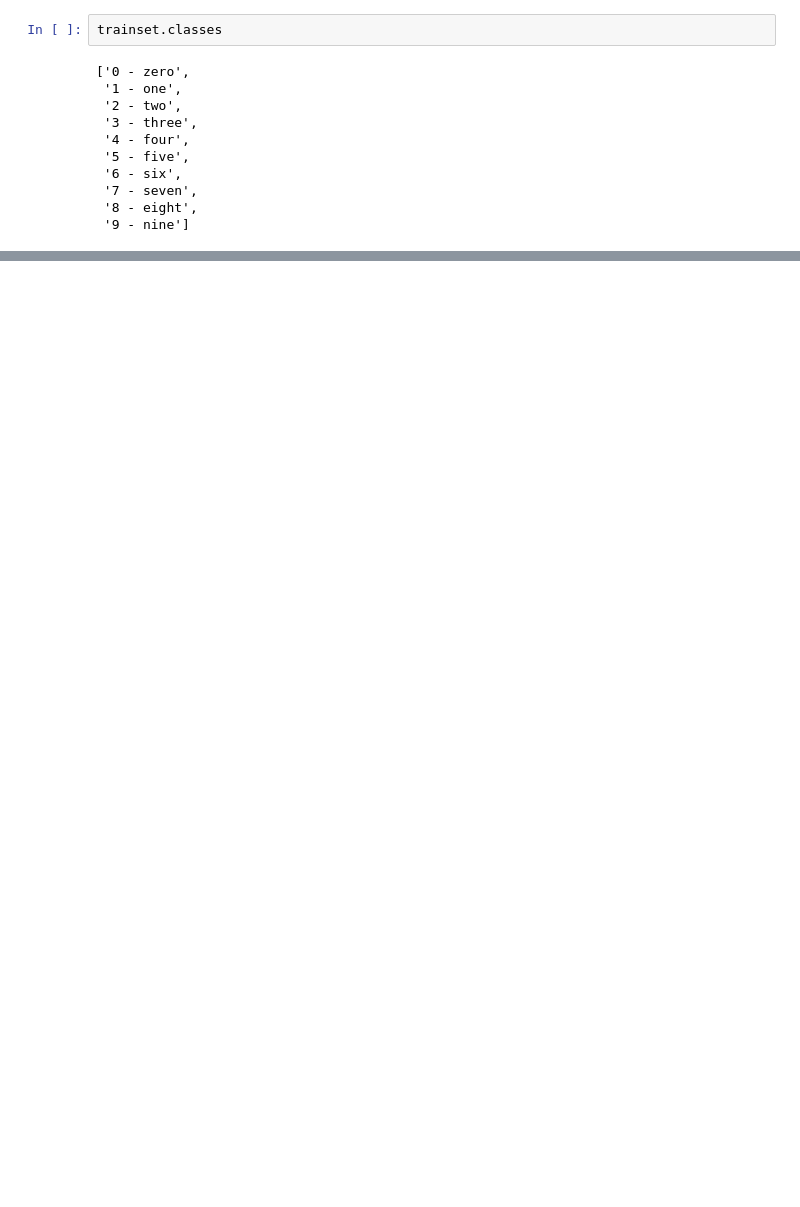
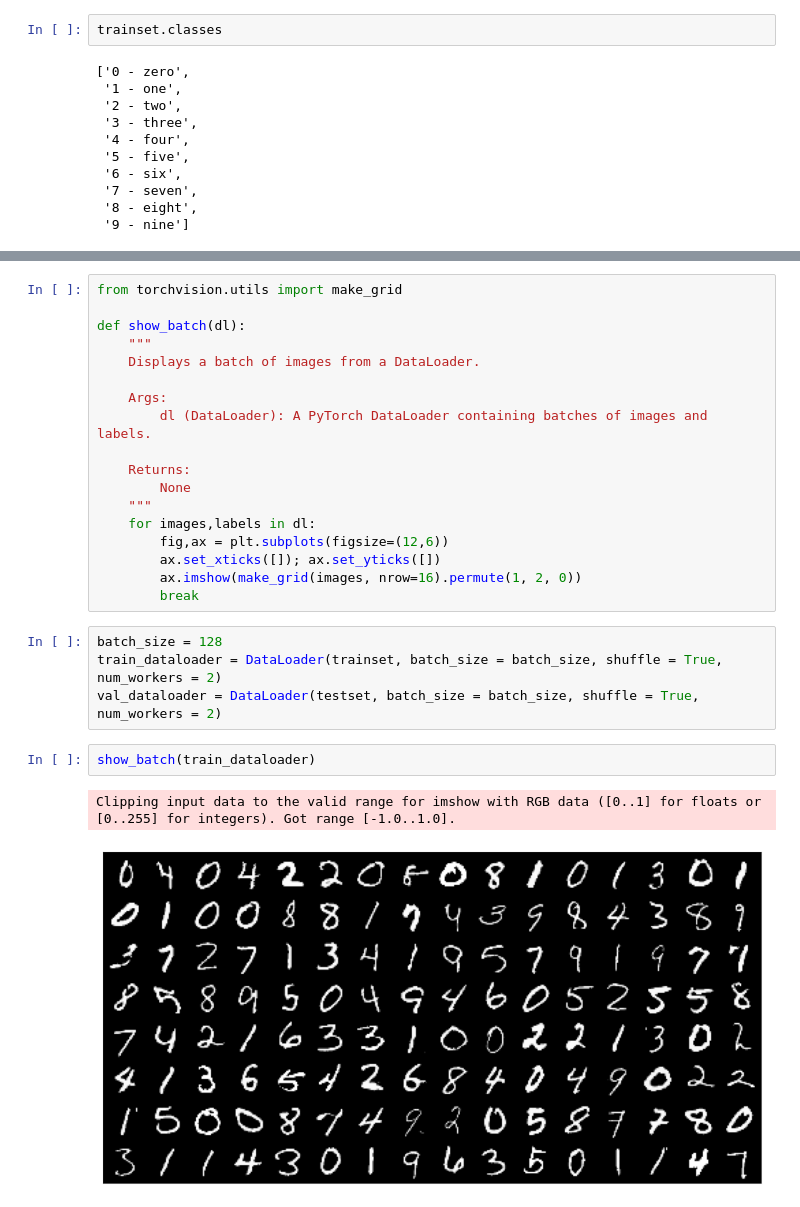
Before and after one commit to bigyan08/pytorch_for_deep_learning, a Jupyter notebook: course_lessons/digit_recognition.ipynb, the cells around one changed output, grey strips where cells are left out. Cells and saved outputs as stored; diff of their text form; blank space fills up the shorter version.

```diff
--- a/course_lessons/digit_recognition.ipynb
+++ b/course_lessons/digit_recognition.ipynb
@@ -65,0 +67,27 @@ def show_image(dataset,num_images =10):
+# %%
+from torchvision.utils import make_grid
+
+def show_batch(dl):
+    """
+    Displays a batch of images from a DataLoader.
+
+    Args:
+        dl (DataLoader): A PyTorch DataLoader containing batches of images and labels.
+
+    Returns:
+        None
+    """
+    for images,labels in dl:
+        fig,ax = plt.subplots(figsize=(12,6))
+        ax.set_xticks([]); ax.set_yticks([])
+        ax.imshow(make_grid(images, nrow=16).permute(1, 2, 0))
+        break
+# %%
+batch_size = 128
+train_dataloader = DataLoader(trainset, batch_size = batch_size, shuffle = True, num_workers = 2)
+val_dataloader = DataLoader(testset, batch_size = batch_size, shuffle = True, num_workers = 2)
+# %%
+show_batch(train_dataloader)
+# %% [output]
+Clipping input data to the valid range for imshow with RGB data ([0..1] for floats or [0..255] for integers). Got range [-1.0..1.0].
+[figure, added]
```
Also changed, not shown: parts of 8 cells of this notebook.
